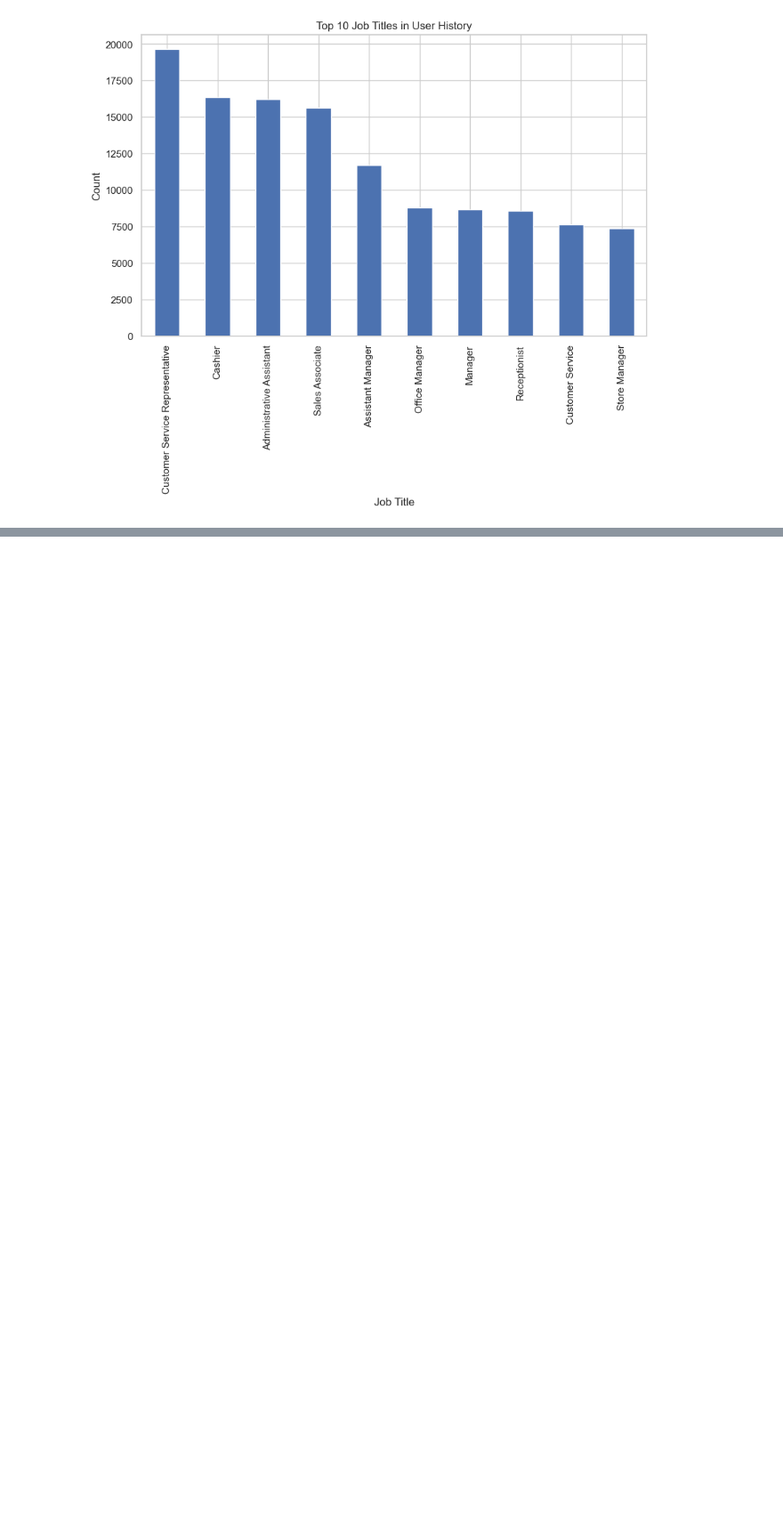
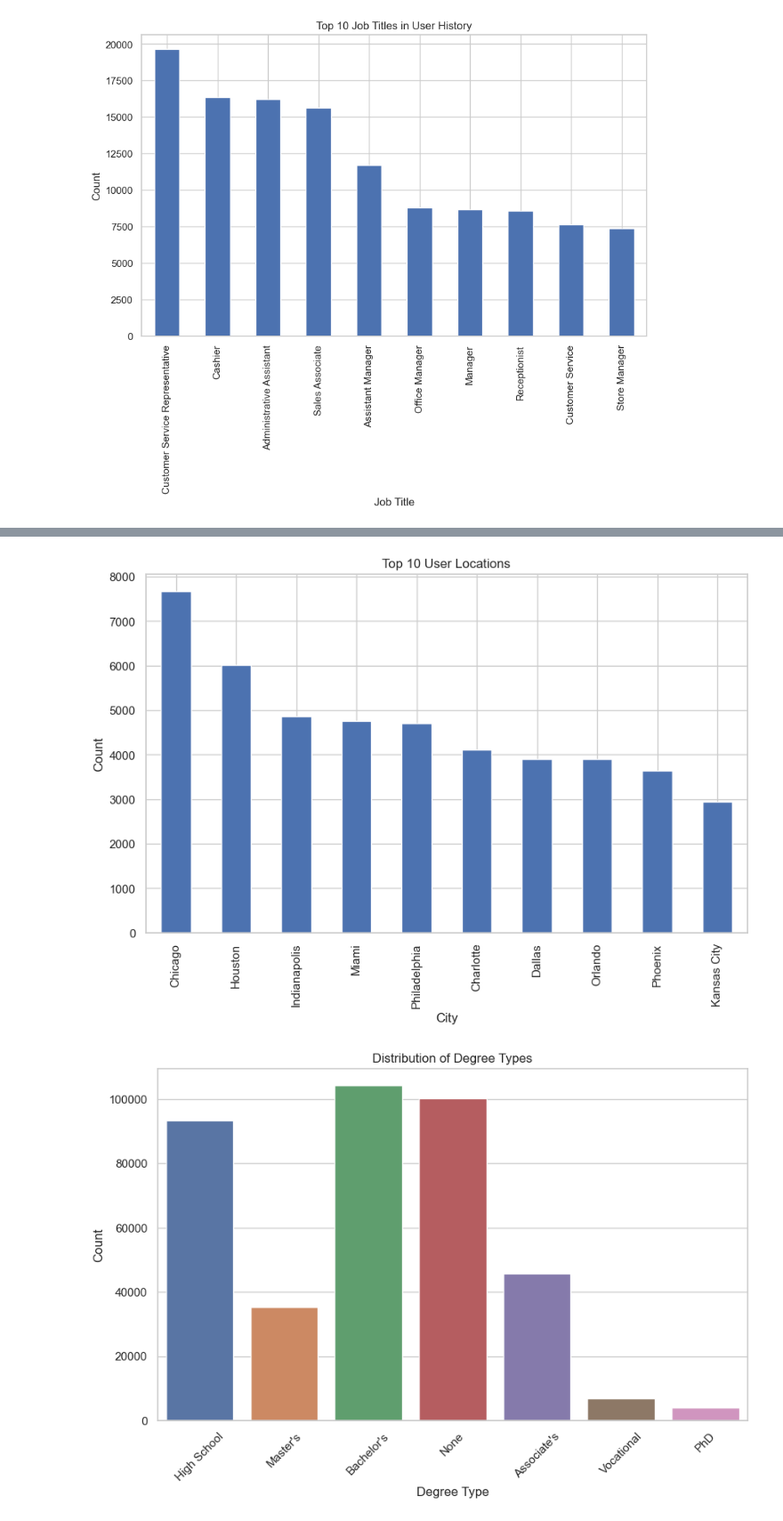
Before and after one commit to GyaneshSamanta/Data-Hackfest, a Jupyter notebook: Notebook/EDA.ipynb, the cells around one changed output, grey strips where cells are left out. Shown at 89% size. Saved outputs shown, nothing was run; the diff lists cells and outputs as text; code cells hidden in the pictures; blank space fills up the shorter version.

```diff
--- a/Notebook/EDA.ipynb
+++ b/Notebook/EDA.ipynb
@@ -242,0 +359,24 @@ plt.show()
+# %%
+# Top 10 User Locations
+plt.figure(figsize=(10, 6))
+users['City'].value_counts().head(10).plot(kind='bar')
+plt.title('Top 10 User Locations')
+plt.xlabel('City')
+plt.ylabel('Count')
+plt.show()
+
+# Distribution of Degree Types
+plt.figure(figsize=(10, 6))
+sns.countplot(data=users, x='DegreeType')
+plt.title('Distribution of Degree Types')
+plt.xlabel('Degree Type')
+plt.ylabel('Count')
+plt.xticks(rotation=45)
+plt.show()
+
+# Insights:
+# 1. Most common locations of users.
+# 2. Distribution of educational qualifications among users.
+# %% [output]
+[figure, added]
+[figure, added]
```
Also changed, not shown: parts of 4 cells of this notebook, 2 other files.
